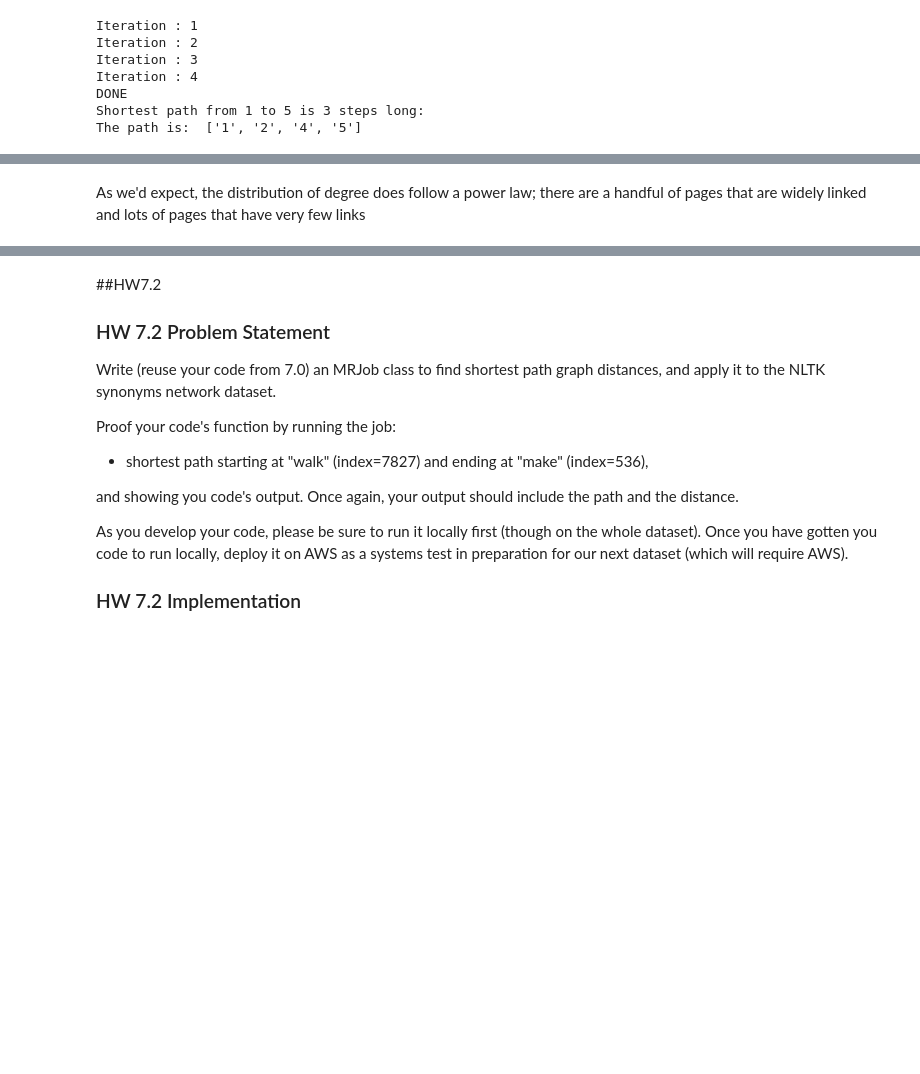
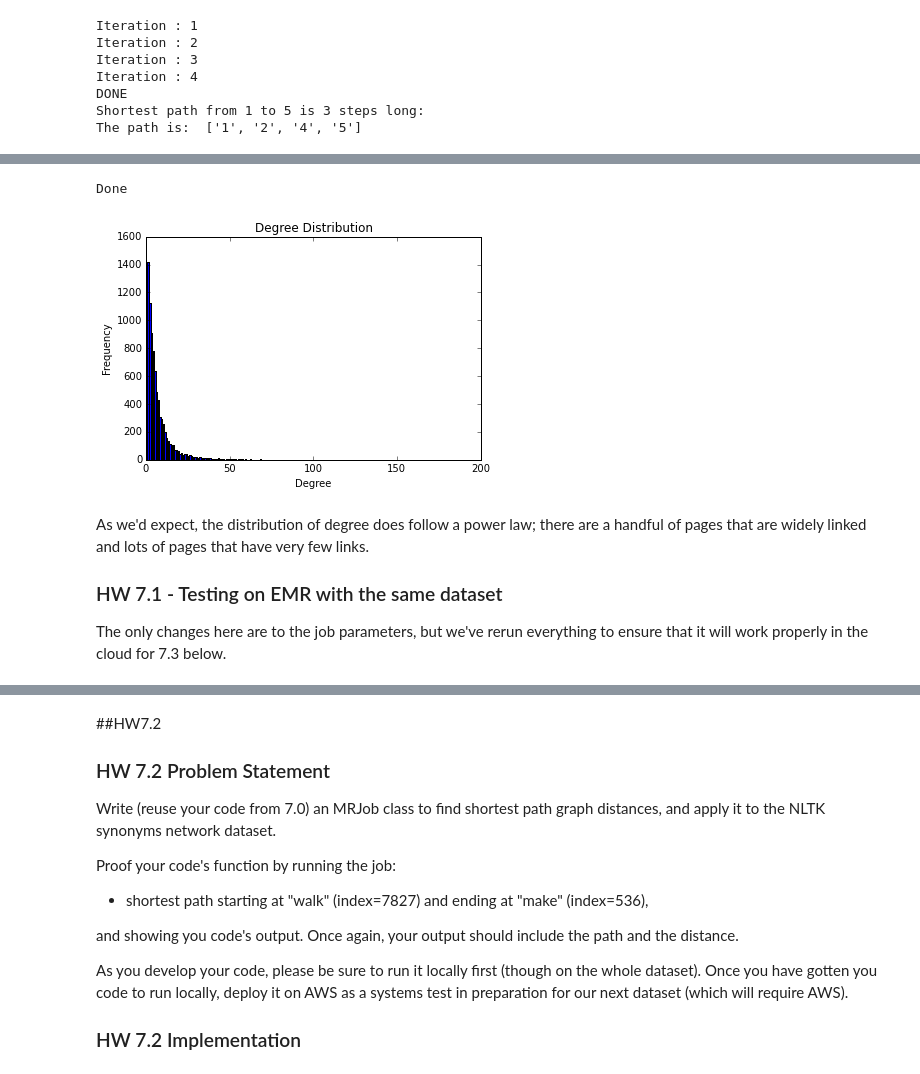
Before and after one commit to nickhamlin/mids_261_homework, a Jupyter notebook: HW7/MIDS-W261-2015-HWK-Week07-Hamlin-Thomas-Baek-Danish.ipynb, the cells around one changed output, grey strips where cells are left out. Cells and saved outputs as stored; diff of their text form; code cells hidden in the pictures; blank space fills up the shorter version.

```diff
--- a/HW7/MIDS-W261-2015-HWK-Week07-Hamlin-Thomas-Baek-Danish.ipynb
+++ b/HW7/MIDS-W261-2015-HWK-Week07-Hamlin-Thomas-Baek-Danish.ipynb
@@ -261,14 +250,9 @@ path = {}
 
 
 #### TEST VERSION #####
-input_dir_prefix='testgraph'
+input_dir_prefix='undirected_toy'
 start_node='1'
 end_node='4'
-
-#### NLTK VERSION #####
-# input_dir_prefix='synNet'
-# start_node='7827'
-# end_node='536'
 
 
 #### RUN THE JOBS #####
@@ -521,2 +512,46 @@ Total LinkCount = 61134
+# %%
+#HW 7.1 - Calculating degree distribution on NLTK data locally
+%reload_ext autoreload
+%autoreload 2
+from __future__ import division
+from mrexplorenltkdist import mrExploreNLTKDist
+
+input_dir_prefix='synNet'
+
+mr_job = mrExploreNLTKDist(args=['{0}.txt'.format(input_dir_prefix),'--no-strict-protocols'])
+nodes=0
+edges=0
+with open ('{0}_degree_distribution.txt'.format(input_dir_prefix),'w') as f:
+    with mr_job.make_runner() as runner:
+        runner.run()
+        for line in runner.stream_output():
+            #Write results to a file so we can plot them more easily
+            f.writelines(line)
+
+print "Done"
+# %% [output]
+Done
+# %%
+# HW 7.1 - Plot the results of the distribution
+x=[]
+y=[]
+with open ('{0}_degree_distribution.txt'.format(input_dir_prefix),'r') as f:
+    for line in f.readlines():
+        data=line.strip('\n').split('\t')
+        degree=int(eval(data[0]))
+        count=int(data[1])
+        x.append(degree)
+        y.append(count)
+
+plt.bar(x,y)
+plt.xlabel('Degree')
+plt.ylabel('Frequency')
+plt.title('Degree Distribution')
+plt.show()
+# %% [output]
+[figure, added]
 # %% [markdown]
-As we'd expect, the distribution of degree does follow a power law; there are a handful of pages that are widely linked and lots of pages that have very few links
+As we'd expect, the distribution of degree does follow a power law; there are a handful of pages that are widely linked and lots of pages that have very few links.
+
+### HW 7.1 - Testing on EMR with the same dataset
+The only changes here are to the job parameters, but we've rerun everything to ensure that it will work properly in the cloud for 7.3 below.
```
Also changed, not shown: parts of 31 cells of this notebook.
